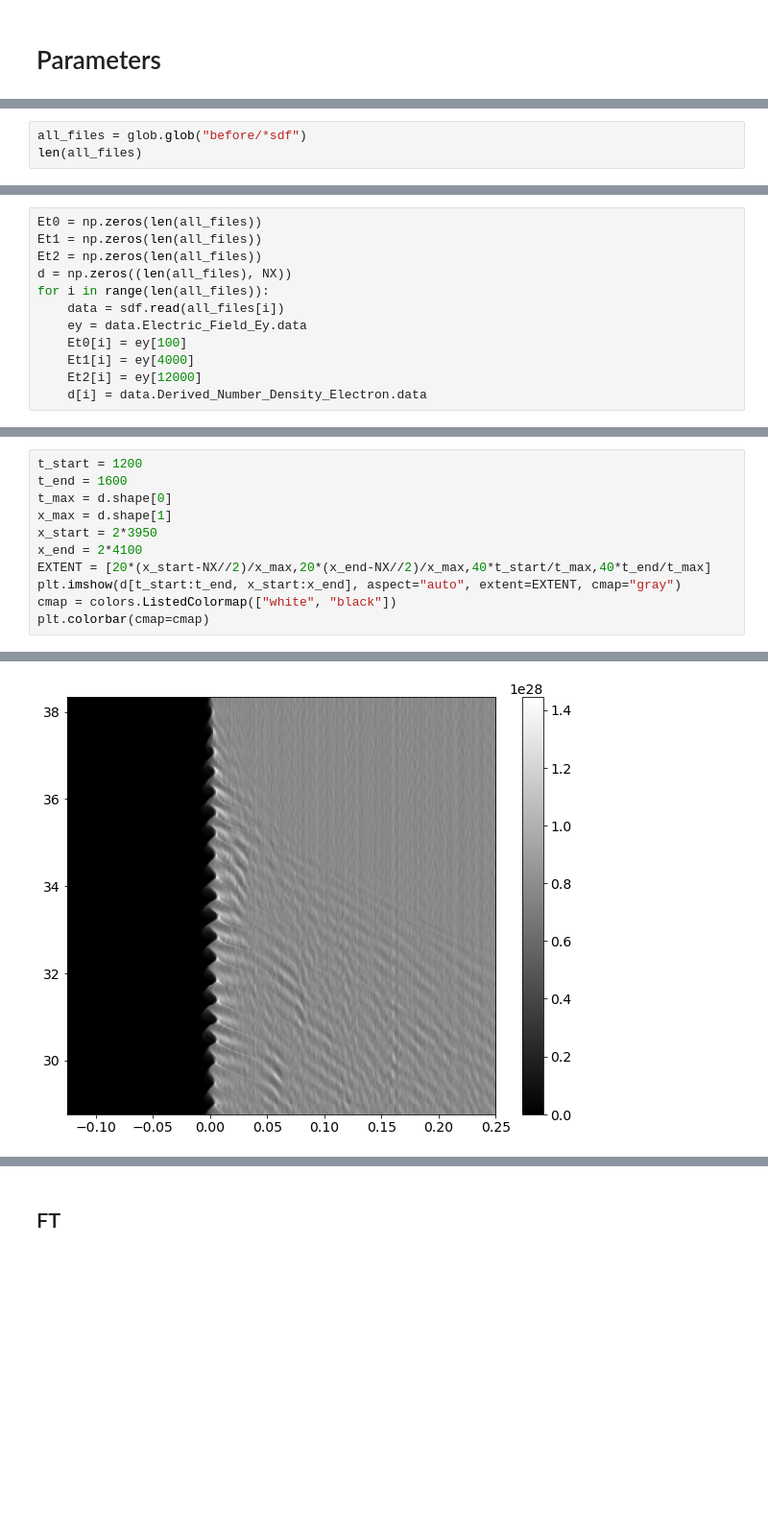
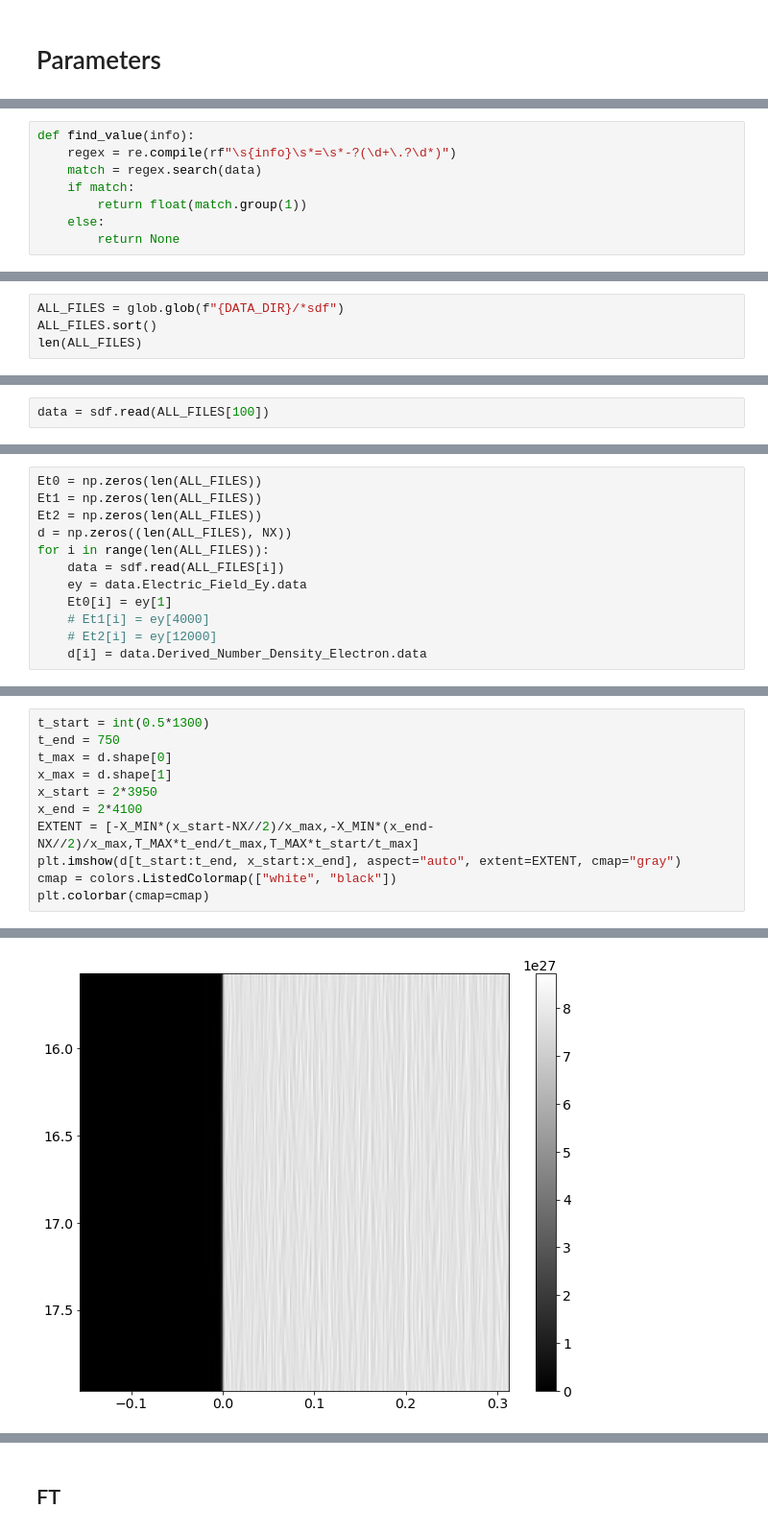
Before and after one commit to Hari31416/MSc_Project, a Jupyter notebook: EPOCH/High_Harmonic_Generation/before.ipynb, the cells around one changed output, grey strips where cells are left out. Shown: that part at 96% size. Cells and saved outputs as stored; diff of their text form; blank space fills up the shorter version.

```diff
--- a/EPOCH/High_Harmonic_Generation/before.ipynb
+++ b/EPOCH/High_Harmonic_Generation/before.ipynb
@@ -50,0 +41,8 @@ dt_min*1e15
+# %%
+def find_value(info):
+    regex = re.compile(rf"\s{info}\s*=\s*-?(\d+\.?\d*)")
+    match = regex.search(data)
+    if match:
+        return float(match.group(1))
+    else:
+        return None
@@ -58,4 +117,5 @@ omega_max/omega0
 # %%
-all_files = glob.glob("before/*sdf")
-len(all_files)
+ALL_FILES = glob.glob(f"{DATA_DIR}/*sdf")
+ALL_FILES.sort()
+len(ALL_FILES)
 # %% [output]
@@ -75,3 +150,5 @@ plt.ylabel("$E/E_r$");
+# %%
+data = sdf.read(ALL_FILES[100])
 # %%
 plt.plot(X, data.Derived_Number_Density_Electron.data/nc)
 plt.xlabel("X")
@@ -98,13 +175,13 @@ plt.show()
 # %%
-Et0 = np.zeros(len(all_files))
-Et1 = np.zeros(len(all_files))
-Et2 = np.zeros(len(all_files))
-d = np.zeros((len(all_files), NX))
-for i in range(len(all_files)):
-    data = sdf.read(all_files[i])
+Et0 = np.zeros(len(ALL_FILES))
+Et1 = np.zeros(len(ALL_FILES))
+Et2 = np.zeros(len(ALL_FILES))
+d = np.zeros((len(ALL_FILES), NX))
+for i in range(len(ALL_FILES)):
+    data = sdf.read(ALL_FILES[i])
     ey = data.Electric_Field_Ey.data
-    Et0[i] = ey[100]
-    Et1[i] = ey[4000]
-    Et2[i] = ey[12000]
+    Et0[i] = ey[1]
+    # Et1[i] = ey[4000]
+    # Et2[i] = ey[12000]
     d[i] = data.Derived_Number_Density_Electron.data
 # %%
@@ -122,14 +199,14 @@ plt.colorbar(cmap=cmap)
 # %%
-t_start = 1200
-t_end = 1600
+t_start = int(0.5*1300)
+t_end = 750
 t_max = d.shape[0]
 x_max = d.shape[1]
 x_start = 2*3950
 x_end = 2*4100
-EXTENT = [20*(x_start-NX//2)/x_max,20*(x_end-NX//2)/x_max,40*t_start/t_max,40*t_end/t_max]
+EXTENT = [-X_MIN*(x_start-NX//2)/x_max,-X_MIN*(x_end-NX//2)/x_max,T_MAX*t_end/t_max,T_MAX*t_start/t_max]
 plt.imshow(d[t_start:t_end, x_start:x_end], aspect="auto", extent=EXTENT, cmap="gray")
 cmap = colors.ListedColormap(["white", "black"])
 plt.colorbar(cmap=cmap)
 # %% [output]
 <matplotlib.colorbar.Colorbar at 0x...>
-[figure, old version]
+[figure, new version]
```
Also changed, not shown: parts of 48 cells of this notebook, 21 other files.
